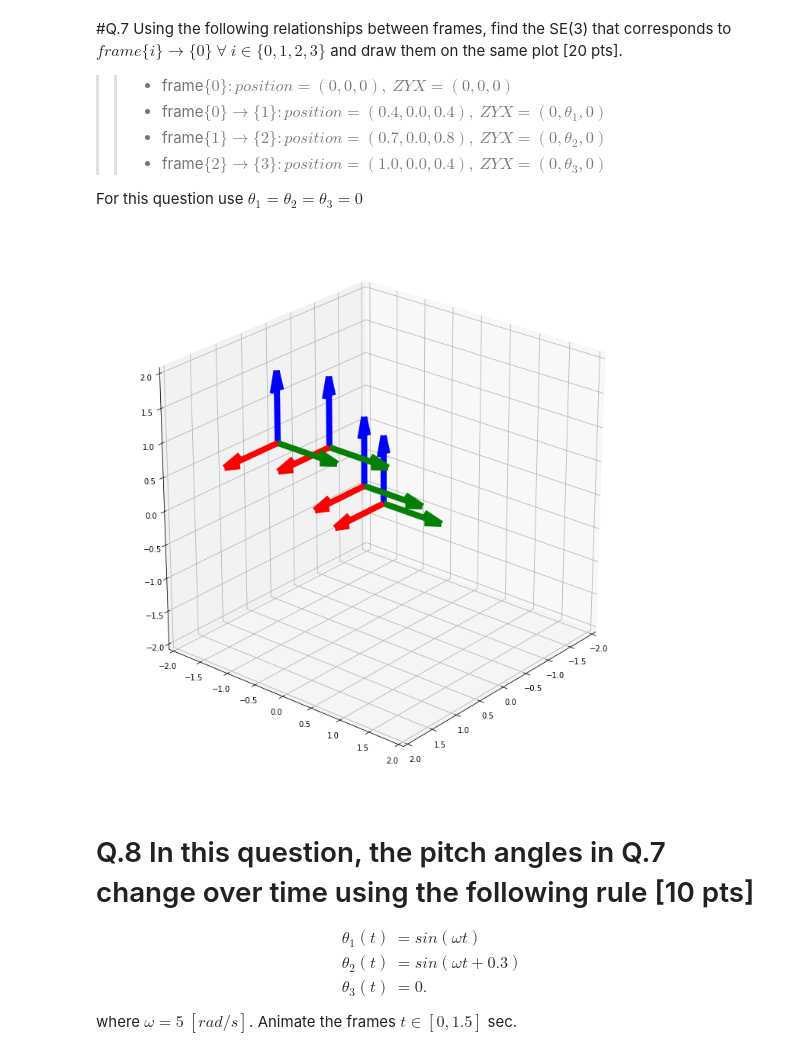
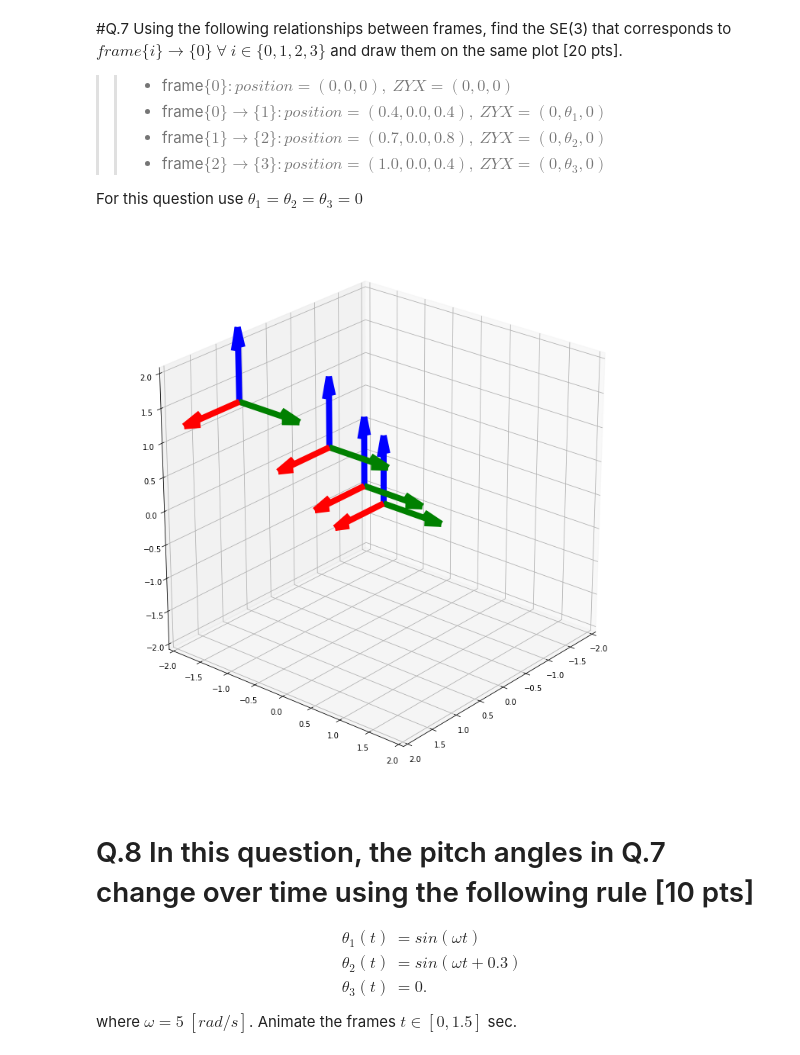
Before and after one commit to 326-YL/403-Fall-2022, a Jupyter notebook: hws/hw3/hw3.ipynb, the cells around one changed output. Saved outputs shown, nothing was run; the diff lists cells and outputs as text; code cells hidden in the pictures.

```diff
--- a/hws/hw3/hw3.ipynb
+++ b/hws/hw3/hw3.ipynb
@@ -401,10 +401,17 @@ explicit: it is rotating around the global x0 axis
 # %% [markdown]
 #Q.6 Make a function that converts position and ZYX orientation representation to SE(3) [10 pts].
 # %%
+from re import X
 def POS_ZYX_to_SE3(x, y, z, th_z, th_y, th_x):
   SE3  = np.eye(4)
-  print(SE3)
-  # Fill your code
+  #print(SE3)
+  #fill your code
+  SO3=ZYX_to_SO3(th_z,th_y,th_x)
+  SE3[0:3,0:3]=SO3
+  SE3[0,3]=x
+  SE3[1,3]=y
+  SE3[2,3]=z
+
 
 
   return SE3
@@ -465,24 +460,24 @@ def draw_SE3(ax, T):
 # %%
 T0 = POS_ZYX_to_SE3(-0.0, 0.0, 0.0, 0., 0.0, 0.0)
 
 # Fill your code: Complete all SE(3)
-T0_1 =
-T1_2 =
-T2_3 =
-T0_2 =
-T0_3 =
+T0_1 = POS_ZYX_to_SE3(0.4,0.0,0.4,0.0,0.0,0.0)
+T1_2 = POS_ZYX_to_SE3(0.7,0.0,0.8,0.0,-0.0,0.0)
+T2_3 = POS_ZYX_to_SE3(1.0,0.0,0.4,-0.0,0.0,0.0)
+T0_2 = T0_1@T1_2
+T0_3 = T0_2@T1_2@T2_3
 
 
 fig_T1= plt.figure(figsize=(10,10))
 ax = p3.Axes3D(fig_T1)
 ax.view_init(25, 40)
 
 ax = draw_SE3(ax, T0)
 ax = draw_SE3(ax, T0_1)
 ax = draw_SE3(ax, T0_2)
 ax = draw_SE3(ax, T0_3)
 # %% [output]
-[figure, old version]
+[figure, new version]
 # %% [markdown]
 # Q.8 In this question, the pitch angles in Q.7 change over time using the following rule [10 pts]
 \begin{align}
```
Also changed, not shown: parts of 3 cells of this notebook.
